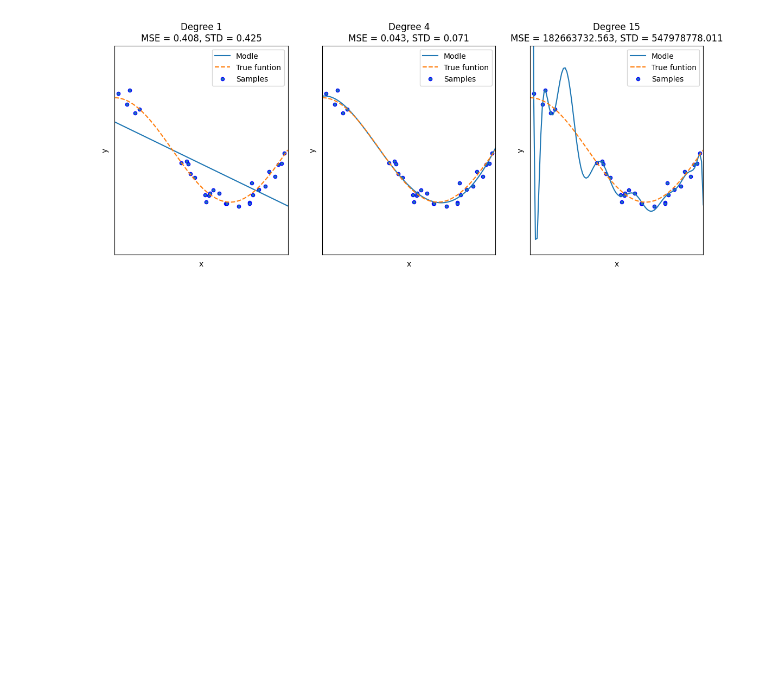
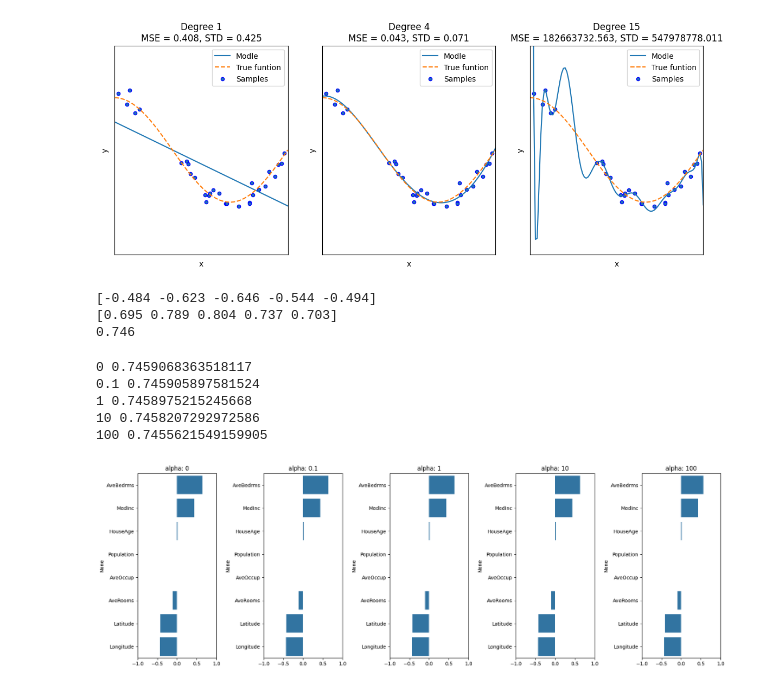
Before and after one commit to YoonTae98/machine_learning, a Jupyter notebook: ch05/5_1.ipynb, the cells around one changed output. Drawn from its saved outputs; the diff is of its cells as text; code cells hidden in the pictures; blank space fills up the shorter version.

```diff
--- a/ch05/5_1.ipynb
+++ b/ch05/5_1.ipynb
@@ -247,3 +247,63 @@ plt.show()
  -4.91379382e+09  1.35920182e+09 -1.70381489e+08]
 15 182663732.5630359
 [figure]
+# %%
+from sklearn.linear_model import Ridge
+from sklearn.model_selection import cross_val_score
+from sklearn.datasets import fetch_california_housing
+
+housing = fetch_california_housing()
+df = pd.DataFrame(housing.data, columns = housing.feature_names)
+
+df["PRICE"] = housing.target
+
+y_target = df["PRICE"]
+X_data = df.drop(["PRICE"], axis = 1, inplace = False)
+
+ridge = Ridge(alpha = 10)
+neg_mse_scores = cross_val_score(ridge, X_data, y_target,
+                    scoring = "neg_mean_squared_error", cv = 5)
+rmse_scores = np.sqrt(-1 * neg_mse_scores)
+avg_rmse = np.mean(rmse_scores)
+
+print(np.round(neg_mse_scores, 3))
+print(np.round(rmse_scores, 3))
+print(np.round(avg_rmse, 3))
+# %% [output]
+[-0.484 -0.623 -0.646 -0.544 -0.494]
+[0.695 0.789 0.804 0.737 0.703]
+0.746
+# %%
+alphas = [0, 0.1, 1, 10, 100]
+
+for alpha in alphas:
+    ridge = Ridge(alpha = alpha)
+    neg_mse_scores = cross_val_score(ridge, X_data, y_target,
+        scoring = "neg_mean_squared_error", cv = 5)
+    avg_rmse = np.mean(np.sqrt(-1 * neg_mse_scores))
+    print(alpha, avg_rmse)
+# %% [output]
+0 0.7459068363518117
+0.1 0.745905897581524
+1 0.7458975215245668
+10 0.7458207292972586
+100 0.7455621549159905
+# %%
+fig, axs = plt.subplots(figsize = (18, 6), nrows = 1, ncols = 5)
+coeff_df = pd.DataFrame()
+
+for pos, alpha in enumerate(alphas):
+    ridge = Ridge(alpha = alpha)
+    ridge.fit(X_data, y_target)
+    coeff = pd.Series(data = ridge.coef_, index = X_data.columns)
+    colname = "alpha: " + str(alpha)
+    coeff_df[colname] = coeff
+    coeff = coeff.sort_values(ascending = False)
+    axs[pos].set_title(colname)
+    axs[pos].set_xlim(-1, 1)
+    sns.barplot(x = coeff.values, y = coeff.index, ax = axs[pos])
+
+plt.tight_layout()
+plt.show()
+# %% [output]
+[figure, added]
```
Also changed, not shown: parts of 6 cells of this notebook, 4 other files.
